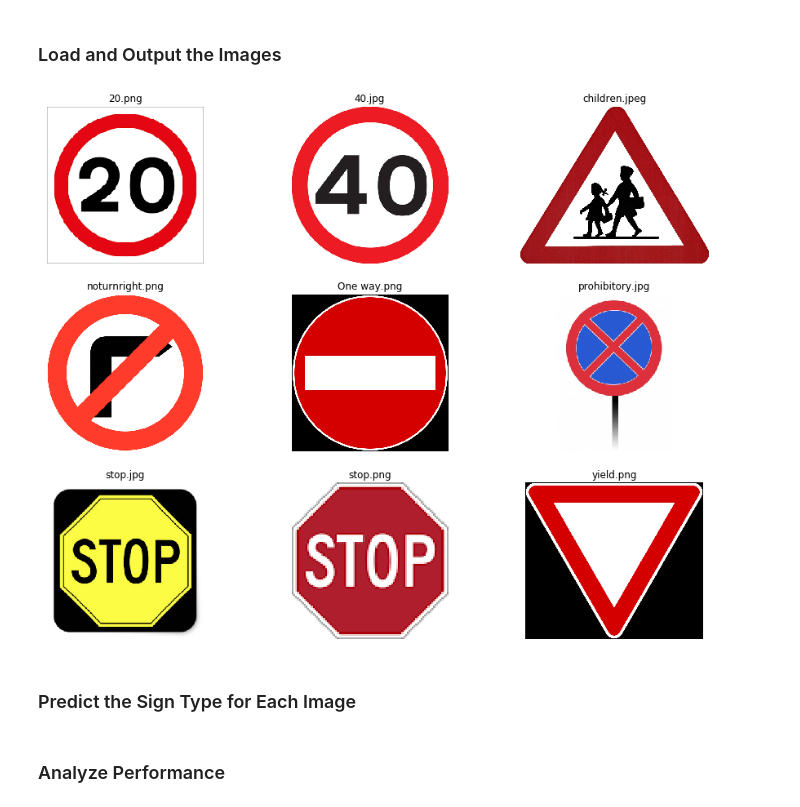
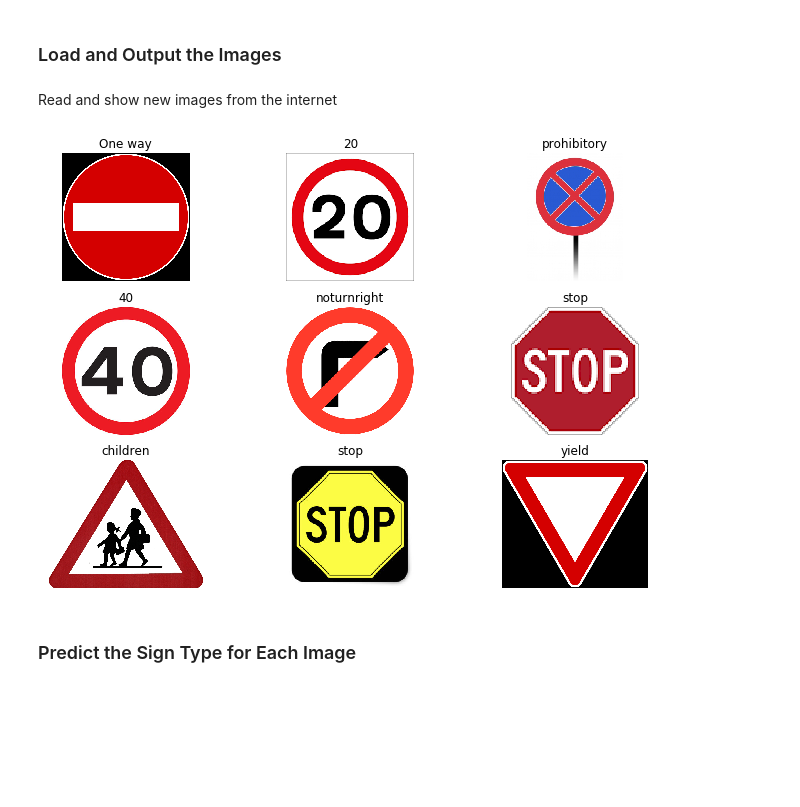
Before and after one commit to gagolucasm/Traffic-Sign-Classifier, a Jupyter notebook: Traffic_Sign_Classifier.ipynb, the cells around one changed output. Drawn from its saved outputs; the diff is of its cells as text; code cells hidden in the pictures; blank space fills up the shorter version.

```diff
--- a/Traffic_Sign_Classifier.ipynb
+++ b/Traffic_Sign_Classifier.ipynb
@@ -327,11 +370,16 @@ def evaluate(X_data, y_data):
     return total_accuracy / num_examples
 # %%
 %%time
+# Add session close after reading previous high score
 with tf.Session() as sess:
     sess.run(tf.global_variables_initializer())
     num_examples = len(X_train)
 
     print("Training...")
+    print()
+    saver.restore(sess, save_path='./lenetTop')
+    top_accuracy = evaluate(X_test, y_test)
+    print("The previous best score was: {:.4f}".format(top_accuracy))
     print()
     for i in range(EPOCHS):
         X_train, y_train = shuffle(X_train, y_train)
@@ -341,16 +389,26 @@ with tf.Session() as sess:
             sess.run(training_operation, feed_dict={x: batch_x, y: batch_y,keep_prob:DROPOUT_KEEP})
 
         validation_accuracy = evaluate(X_valid, y_valid)
-        if (i+1)%5==0:
+        if (i+1)%10==0:
+
+            print("EPOCH {} ...".format(i+1))
+            print("Validation Accuracy = {:.4f}".format(validation_accuracy))
             if (i+1)%50==0:
                 saver.save(sess, './lenet2')
                 print(" ######## Model saved ######## ")
                 print()
-            print("EPOCH {} ...".format(i+1))
-            print("Validation Accuracy = {:.4f}".format(validation_accuracy))
+
             test_accuracy = evaluate(X_test, y_test)
-            print("Test Accuracy = {:.4f}".format(test_accuracy))
-            print()
+            if test_accuracy>top_accuracy:
+                saver.save(sess, './lenetTop')
+                top_accuracy=test_accuracy
+                print("#############################")
+                print()
+                print("New best! Now is: {:.4f}".format(top_accuracy))
+                print()
+                print("#############################")
+                print()
+
 
     saver.save(sess, './lenet2')
     print("Model saved")
@@ -375,12 +452,14 @@ def read_image(directoy):
 
 def process_image(image):
     image = cv2.resize(image,(32,32))
-    image = (image-128)/128
+    image=np.array(image)
+    image = image.astype('float32')
+    image = (image-128.)/128.
     return image
 
 
-def showGrid(h,w,X,Y):
-    plt.figure(figsize = (16,12))
+def showGrid_new_images(h,w,X,Y):
+    plt.figure(figsize = (12,8))
     gs1 = gridspec.GridSpec(h,w)
     gs1.update(wspace=0.02, hspace=0.2) # set the spacing between axes.
     for i in range(h*w):
@@ -390,17 +469,20 @@ def showGrid(h,w,X,Y):
         ax1.set_yticklabels([])
         ax1.set_aspect('equal')
         plt.imshow(X[i])
-        plt.title(Y[i])
+        plt.title(Y[i].split('.')[0])
         plt.axis('off')
     plt.show()
+# %% [markdown]
+Read and show new images from the internet
 # %%
 names = [name for name in os.listdir("./images/")]
 newdata = [read_image("./images/"+name) for name in names]
 newdata_processed=[process_image(img) for img in newdata]
 newdata_processed = np.array(newdata_processed ,dtype = np.float32)
-showGrid(3,3,(newdata),names)
+
+showGrid_new_images(3,3,newdata,names)
 # %% [output]
-[figure, old version]
+[figure, new version]
 # %% [markdown]
 ### Predict the Sign Type for Each Image
 # %%
@@ -413,2 +495,0 @@ top5_pred = session.run([labels_pred, top5], feed_dict=feed_dict_new)
-# %% [markdown]
-### Analyze Performance
```
Also changed, not shown: parts of 25 cells of this notebook, 7 other files.
